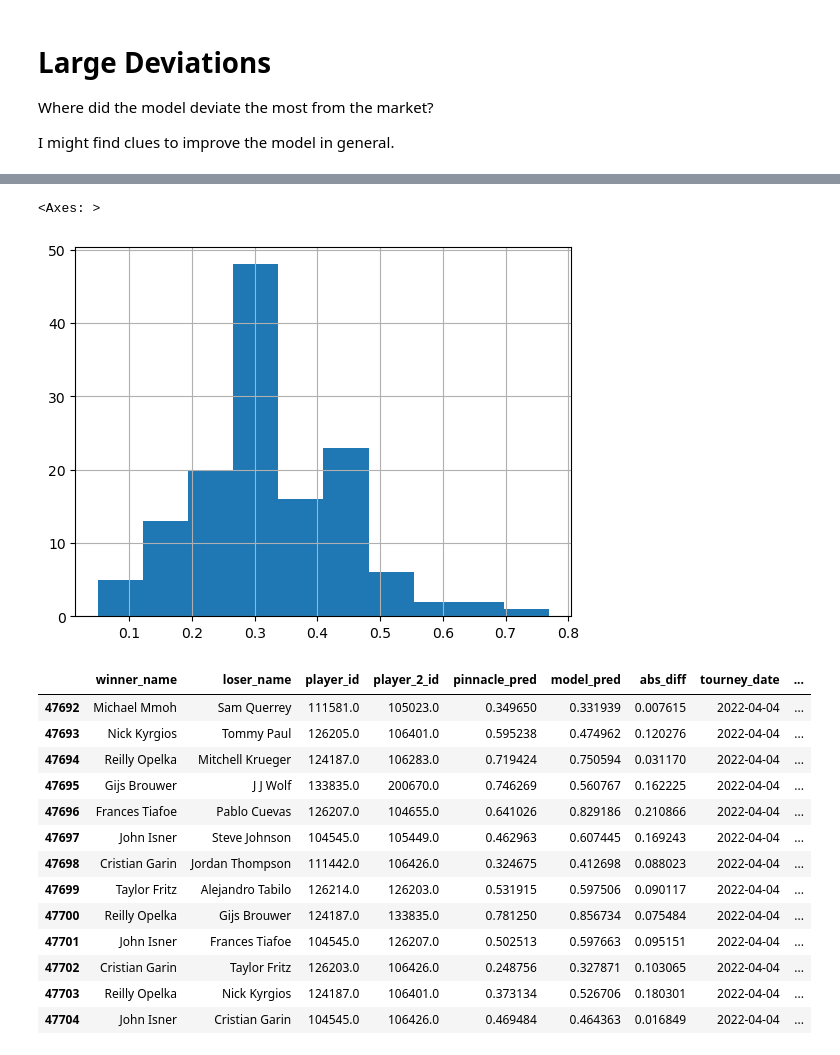
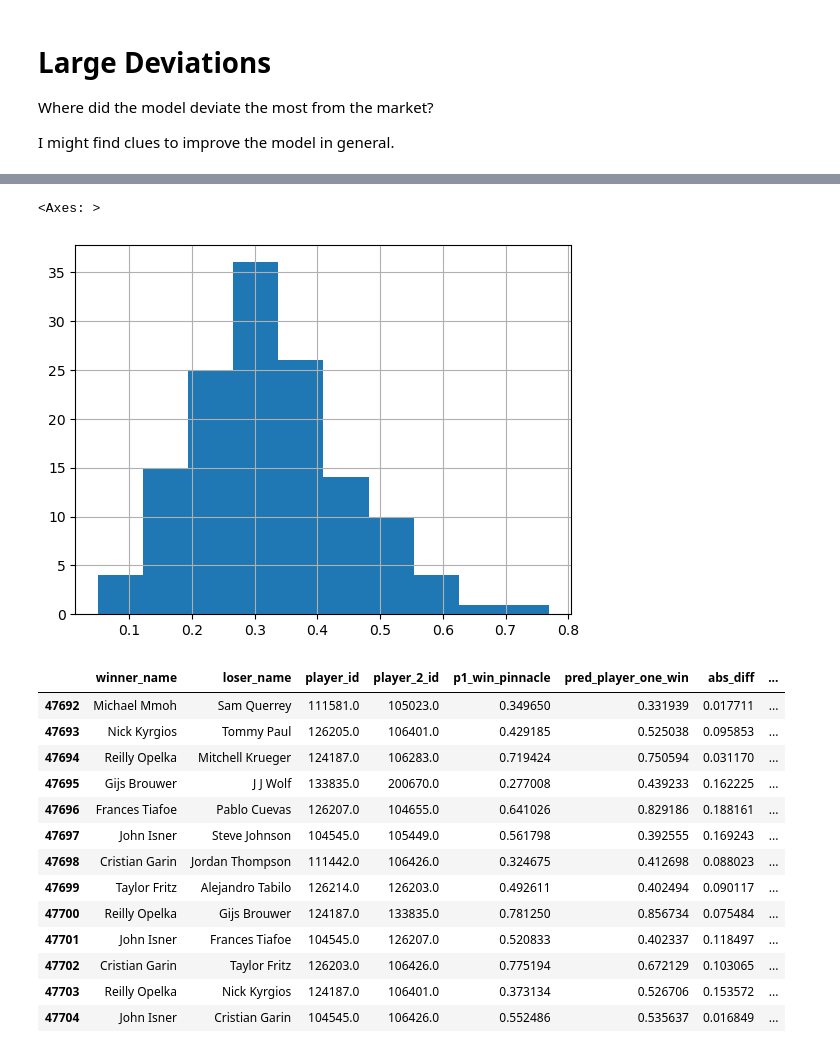
Before and after one commit to yaobviously/tennis_elo, a Jupyter notebook: notebooks/model_preds_vs_book.ipynb, the cells around one changed output, grey strips where cells are left out. Saved outputs shown, nothing was run; the diff lists cells and outputs as text; code cells hidden in the pictures.

```diff
--- a/notebooks/model_preds_vs_book.ipynb
+++ b/notebooks/model_preds_vs_book.ipynb
@@ -100,6 +100,15 @@ trial['pinnacle_overround'] = trial[['pinnacle_vegas_pred_w', 'pinnacle_vegas_pr
 trial['pinnacle_w_no_vig'] = trial['pinnacle_vegas_pred_w'].div(trial['pinnacle_overround'])
 trial['pinnacle_l_no_vig'] = trial['pinnacle_vegas_pred_l'].div(trial['pinnacle_overround'])
 
+# getting the probabilities rearranged to compute log_loss
+trial['p1_win_pinnacle'] = np.where(trial['player_one_winner'] == 1,
+                                  trial['pinnacle_vegas_pred_w'],
+                                  trial['pinnacle_vegas_pred_l'])
+
+trial['p1_win_avgvegas'] = np.where(trial['player_one_winner'] == 1,
+                                  trial['avg_vegas_pred_w'],
+                                  trial['avg_vegas_pred_l'])
+
 # converting the model predictions to winner and loser predictions
 trial['model_w_pred'] = np.where(trial['player_one_winner'] == 1,
                                  trial['pred_player_one_win'],
@@ -125,17 +134,5 @@ print(trial.shape)
 # %%
-# to briefly explain whats happening here, the original dataframe
-# has a column for winners and losers. above i calculated
-# the vegas and model predictions for the winner, and now
-# by randomly assigning 1s and 0s we can calculate log loss --
-# you need 1s and 0s for log_loss
-
-np.random.seed(1944)
-trial['rearrange'] = np.random.choice([0, 1], size=len(trial))
-trial['pinnacle_pred'] = np.where(trial['rearrange'] == 1, trial['pinnacle_vegas_pred_w'], trial['pinnacle_vegas_pred_l'])
-trial['model_pred'] = np.where(trial['rearrange'] == 1, trial['model_w_pred'], trial['model_l_pred'])
-trial['avgvegas_pred'] = np.where(trial['rearrange'] == 1, trial['avg_vegas_pred_w'], trial['avg_vegas_pred_l'])
-
-print("the logloss for pinnacle:", log_loss(trial['rearrange'], trial['pinnacle_pred']))
-print("the logloss for my model:", log_loss(trial['rearrange'], trial['model_pred']))
-print("the logloss for avg vegas:", log_loss(trial['rearrange'], trial['avgvegas_pred']))
+print("the logloss for pinnacle:", log_loss(trial['player_one_winner'], trial['p1_win_pinnacle']))
+print("the logloss for my model:", log_loss(trial['player_one_winner'], trial['pred_player_one_win']))
+print("the logloss for avg vegas:", log_loss(trial['player_one_winner'], trial['p1_win_avgvegas']))
 # %% [output]
@@ -157,7 +154,7 @@ relatively poorly. It is worth noticing that Vegas also
 does worse as the divergence increases, suggesting that these
 matches were less predictable.
 # %%
-trial['abs_diff'] = abs(trial['p1'] - trial['p2'])
+trial['abs_diff'] = abs(trial['p1_win_pinnacle'] - trial['pred_player_one_win'])
 
 increments = np.arange(0.01, 0.25, 0.01)
 
@@ -166,8 +163,8 @@ ll_model = []
 
 for n in increments:
     filtered_ = trial[trial['abs_diff'] <= n]
-    ll_vegas_ = log_loss(filtered_['rearrange'], filtered_['pinnacle_pred'])
-    ll_model_ = log_loss(filtered_['rearrange'], filtered_['model_pred'])
+    ll_vegas_ = log_loss(filtered_['player_one_winner'], filtered_['p1_win_pinnacle'])
+    ll_model_ = log_loss(filtered_['player_one_winner'], filtered_['pred_player_one_win'])
 
     ll_vegas.append(ll_vegas_)
     ll_model.append(ll_model_)
@@ -234,8 +235,8 @@ splitter = KFold(n_splits=100, shuffle=True)
 
 oof = np.zeros(len(trial))
 
-X = trial[['pinnacle_pred', 'model_pred']]
-y = trial['rearrange']
+X = trial[['p1_win_pinnacle', 'pred_player_one_win']]
+y = trial['player_one_winner']
 
 for train, val in splitter.split(X, y):
 
@@ -250,6 +251,6 @@ for train, val in splitter.split(X, y):
     preds = model.predict(val_x)
     oof[val] = preds
 
-print("log loss for vegas only:", log_loss(y, trial['pinnacle_pred']))
+print("log loss for vegas only:", log_loss(y, trial['p1_win_pinnacle']))
 print("log loss for blend on the out of fold predictions", log_loss(y, oof))
 # %% [output]
@@ -342,31 +343,31 @@ month_comparison
 trial.groupby('tourney_id')['abs_diff'].apply(lambda x: len(x[x >= 0.075]) / len(x)).hist()
 # %% [output]
 <Axes: >
-[figure, old version]
+[figure, new version]
 # %%
 # almost every single prediction in this tournament deviates
 # from the market by a substantial amount
 
-cols = ['winner_name', 'loser_name', 'player_id', 'player_2_id', 'pinnacle_pred',
-        'model_pred', 'abs_diff', 'tourney_date', 'tourney_id', 'round', 'tourney_name']
+cols = ['winner_name', 'loser_name', 'player_id', 'player_2_id', 'p1_win_pinnacle',
+        'pred_player_one_win', 'abs_diff', 'tourney_date', 'tourney_id', 'round', 'tourney_name']
 
 
 trial[trial['tourney_id'] == '2022-0717'][cols].tail(60)
 # %% [output]
-|  | winner_name | loser_name | player_id | player_2_id | pinnacle_pred | model_pred | abs_diff | tourney_date | ... |
-| 47692 | Michael Mmoh | Sam Querrey | 111581.0 | 105023.0 | 0.349650 | 0.331939 | 0.007615 | 2022-04-04 | ... |
-| 47693 | Nick Kyrgios | Tommy Paul | 126205.0 | 106401.0 | 0.595238 | 0.474962 | 0.120276 | 2022-04-04 | ... |
-| 47694 | Reilly Opelka | Mitchell Krueger | 124187.0 | 106283.0 | 0.719424 | 0.750594 | 0.031170 | 2022-04-04 | ... |
-| 47695 | Gijs Brouwer | J J Wolf | 133835.0 | 200670.0 | 0.746269 | 0.560767 | 0.162225 | 2022-04-04 | ... |
-| 47696 | Frances Tiafoe | Pablo Cuevas | 126207.0 | 104655.0 | 0.641026 | 0.829186 | 0.210866 | 2022-04-04 | ... |
-| 47697 | John Isner | Steve Johnson | 104545.0 | 105449.0 | 0.462963 | 0.607445 | 0.169243 | 2022-04-04 | ... |
-| 47698 | Cristian Garin | Jordan Thompson | 111442.0 | 106426.0 | 0.324675 | 0.412698 | 0.088023 | 2022-04-04 | ... |
-| 47699 | Taylor Fritz | Alejandro Tabilo | 126214.0 | 126203.0 | 0.531915 | 0.597506 | 0.090117 | 2022-04-04 | ... |
-| 47700 | Reilly Opelka | Gijs Brouwer | 124187.0 | 133835.0 | 0.781250 | 0.856734 | 0.075484 | 2022-04-04 | ... |
-| 47701 | John Isner | Frances Tiafoe | 104545.0 | 126207.0 | 0.502513 | 0.597663 | 0.095151 | 2022-04-04 | ... |
-| 47702 | Cristian Garin | Taylor Fritz | 126203.0 | 106426.0 | 0.248756 | 0.327871 | 0.103065 | 2022-04-04 | ... |
-| 47703 | Reilly Opelka | Nick Kyrgios | 124187.0 | 106401.0 | 0.373134 | 0.526706 | 0.180301 | 2022-04-04 | ... |
-| 47704 | John Isner | Cristian Garin | 104545.0 | 106426.0 | 0.469484 | 0.464363 | 0.016849 | 2022-04-04 | ... |
+|  | winner_name | loser_name | player_id | player_2_id | p1_win_pinnacle | pred_player_one_win | abs_diff | ... |
+| 47692 | Michael Mmoh | Sam Querrey | 111581.0 | 105023.0 | 0.349650 | 0.331939 | 0.017711 | ... |
+| 47693 | Nick Kyrgios | Tommy Paul | 126205.0 | 106401.0 | 0.429185 | 0.525038 | 0.095853 | ... |
+| 47694 | Reilly Opelka | Mitchell Krueger | 124187.0 | 106283.0 | 0.719424 | 0.750594 | 0.031170 | ... |
+| 47695 | Gijs Brouwer | J J Wolf | 133835.0 | 200670.0 | 0.277008 | 0.439233 | 0.162225 | ... |
+| 47696 | Frances Tiafoe | Pablo Cuevas | 126207.0 | 104655.0 | 0.641026 | 0.829186 | 0.188161 | ... |
+| 47697 | John Isner | Steve Johnson | 104545.0 | 105449.0 | 0.561798 | 0.392555 | 0.169243 | ... |
+| 47698 | Cristian Garin | Jordan Thompson | 111442.0 | 106426.0 | 0.324675 | 0.412698 | 0.088023 | ... |
+| 47699 | Taylor Fritz | Alejandro Tabilo | 126214.0 | 126203.0 | 0.492611 | 0.402494 | 0.090117 | ... |
+| 47700 | Reilly Opelka | Gijs Brouwer | 124187.0 | 133835.0 | 0.781250 | 0.856734 | 0.075484 | ... |
+| 47701 | John Isner | Frances Tiafoe | 104545.0 | 126207.0 | 0.520833 | 0.402337 | 0.118497 | ... |
+| 47702 | Cristian Garin | Taylor Fritz | 126203.0 | 106426.0 | 0.775194 | 0.672129 | 0.103065 | ... |
+| 47703 | Reilly Opelka | Nick Kyrgios | 124187.0 | 106401.0 | 0.373134 | 0.526706 | 0.153572 | ... |
+| 47704 | John Isner | Cristian Garin | 104545.0 | 106426.0 | 0.552486 | 0.535637 | 0.016849 | ... |
 # %%
 trial[trial['tourney_id'] == '2022-0741'][cols].tail(60)
 # %% [output]
```
Also changed, not shown: parts of 9 cells of this notebook.
